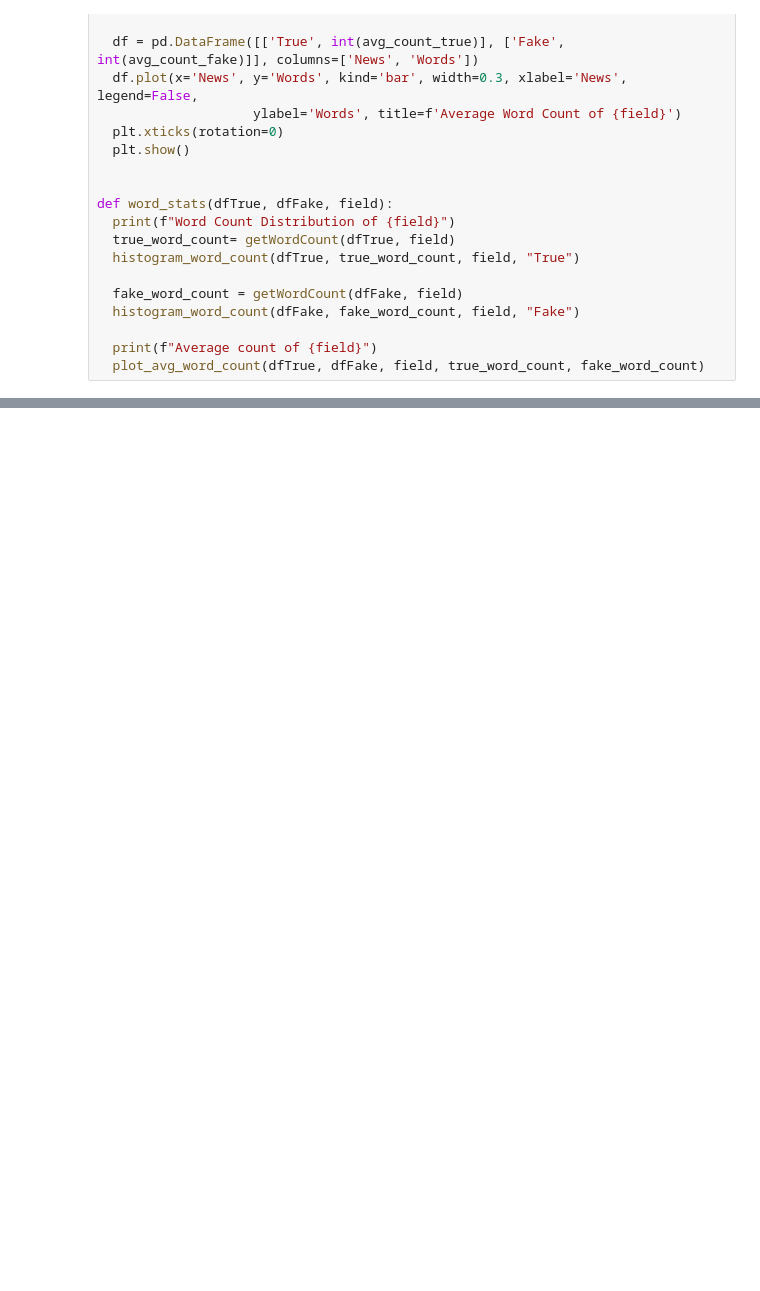
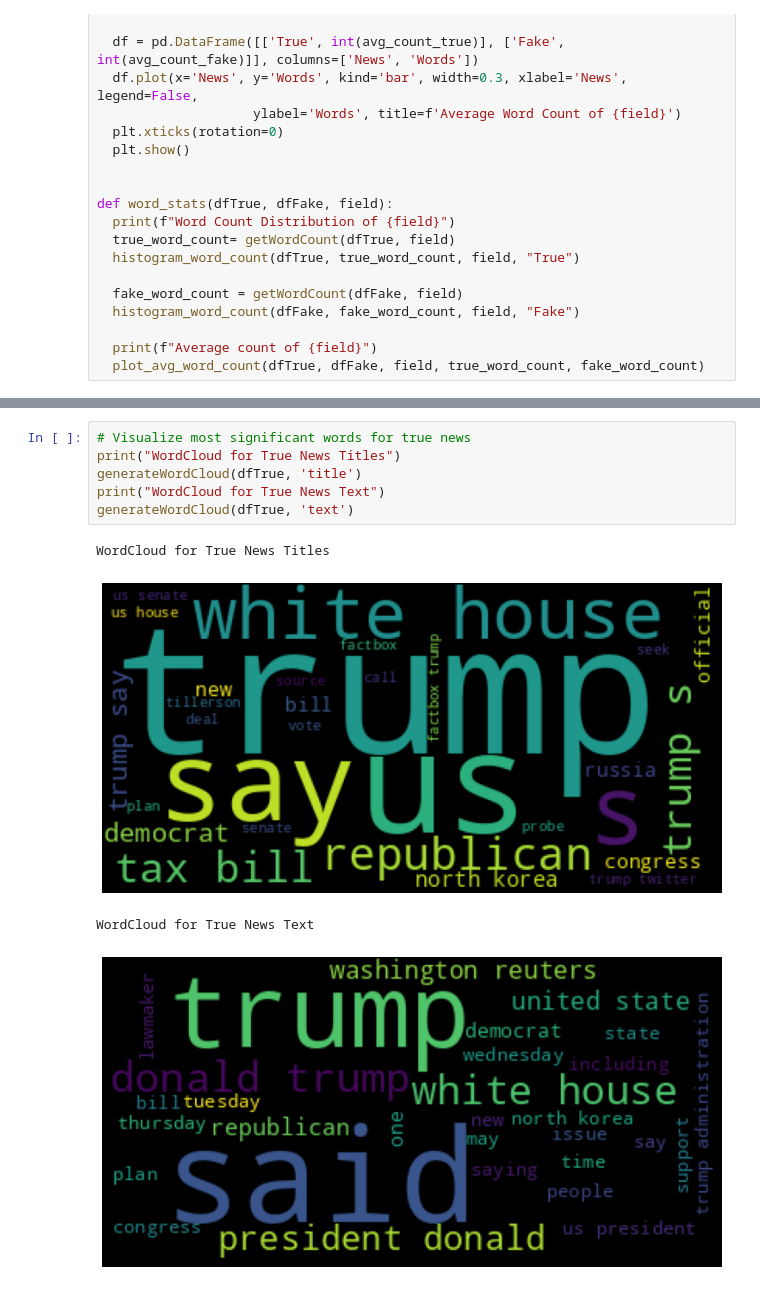
Before and after one commit to PJO017/Fake-News-Detection-Project, a Jupyter notebook: Source/Fake News Detection.ipynb, the cells around one changed output, grey strips where cells are left out. Drawn from its saved outputs; the diff is of its cells as text; blank space fills up the shorter version.

```diff
--- a/Source/Fake News Detection.ipynb
+++ b/Source/Fake News Detection.ipynb
@@ -251,0 +337,11 @@ Average count of text
+# %%
+# Visualize most significant words for true news
+print("WordCloud for True News Titles")
+generateWordCloud(dfTrue, 'title')
+print("WordCloud for True News Text")
+generateWordCloud(dfTrue, 'text')
+# %% [output]
+WordCloud for True News Titles
+[figure, added]
+WordCloud for True News Text
+[figure, added]
```
Also changed, not shown: parts of 12 cells of this notebook.
